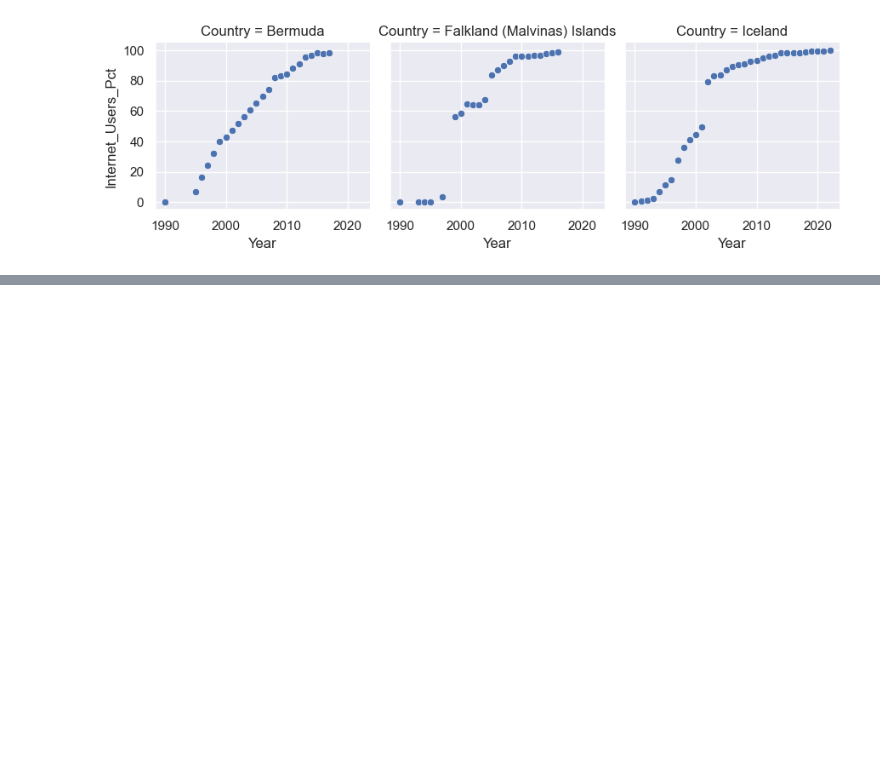
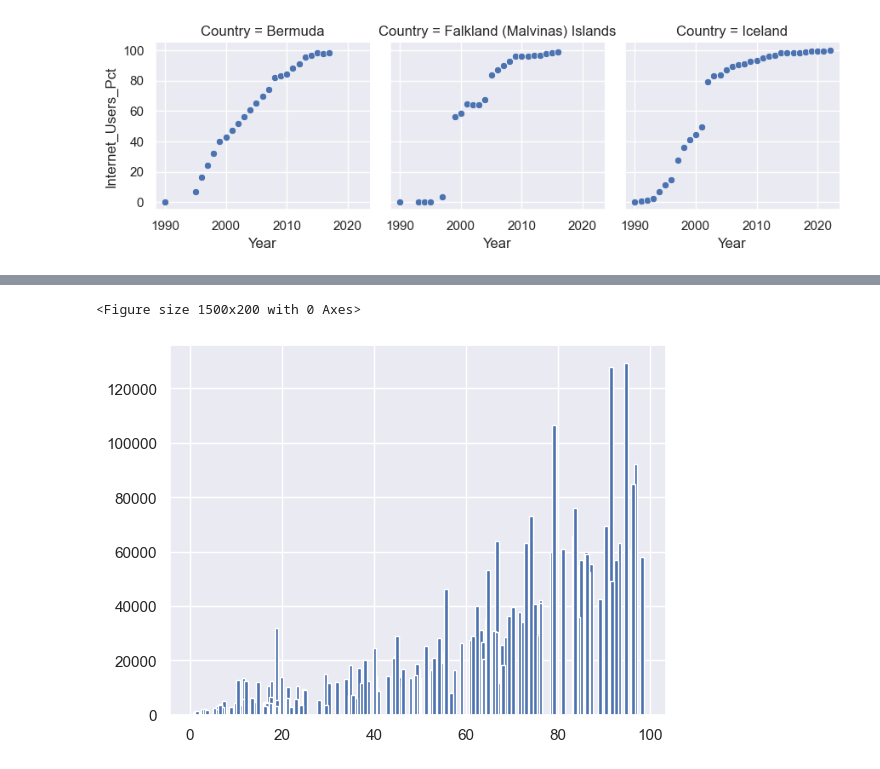
Before and after one commit to NSS-Data-Analytics-Cohort-14/gdp-and-internet-usage-jacobvogs, a Jupyter notebook: notebooks/gdp_int.ipynb, the cells around one changed output, grey strips where cells are left out. Saved outputs shown, nothing was run; the diff lists cells and outputs as text; code cells hidden in the pictures; blank space fills up the shorter version.

```diff
--- a/notebooks/gdp_int.ipynb
+++ b/notebooks/gdp_int.ipynb
@@ -460,0 +469,8 @@ top_3.map_dataframe(sns.scatterplot, x="Year", y="Internet_Users_Pct")
+# %%
+fig = plt.figure(figsize = (15, 2))
+fig,ax = plt.subplots()
+ax.bar(gdp_and_internet_use_2014['Internet_Users_Pct'], gdp_and_internet_use_2014['GDP_Per_Capita'])
+plt.show()
+# %% [output]
+<Figure size 1500x200 with 0 Axes>
+[figure, added]
```
Also changed, not shown: parts of 2 cells of this notebook.
